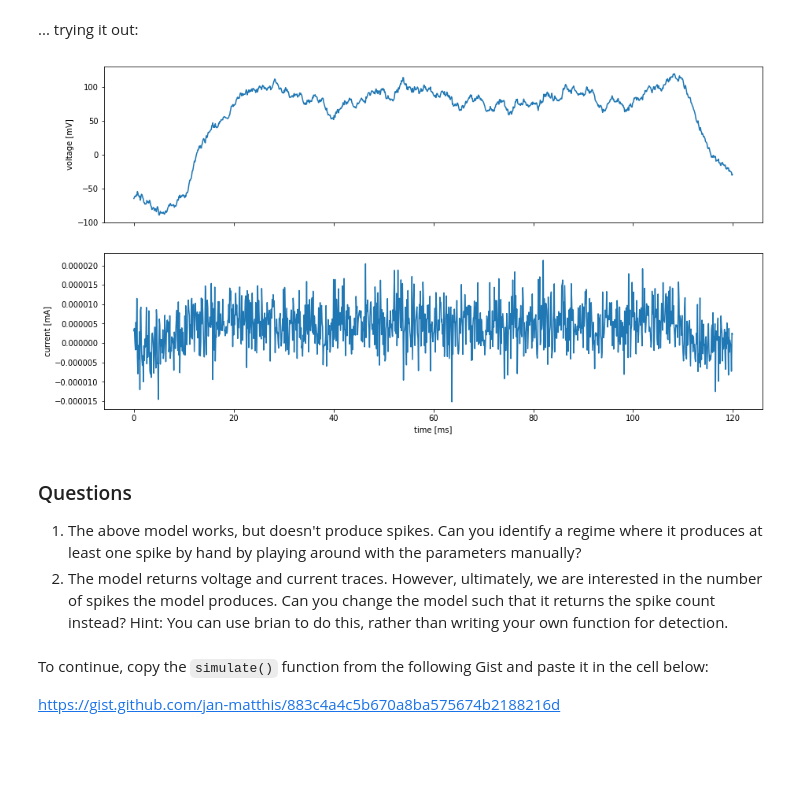
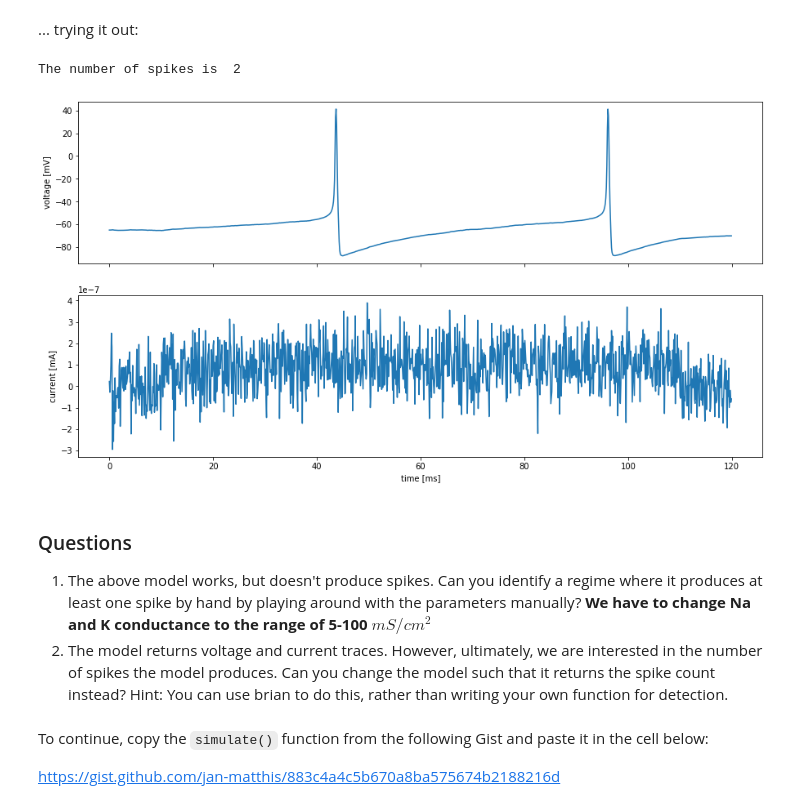
Before and after one commit to mackelab/msne-lsmlsda-2019, a Jupyter notebook: your-code/cristina/exercises/hh_inference.ipynb, the cells around one changed output. Drawn from its saved outputs; the diff is of its cells as text; code cells hidden in the pictures; blank space fills up the shorter version.

```diff
--- a/your-code/cristina/exercises/hh_inference.ipynb
+++ b/your-code/cristina/exercises/hh_inference.ipynb
@@ -58,16 +58,17 @@ def simulate(params):
         statemonitor, spikemonitor: brian statemonitor and spikemonitor if record_traces=True.
     """
     # Parameters
-    area = 20000*umetre**2
+    area = 20000*umetre**2 # 2*cmetre**2
     Cm = 1*ufarad*cm**-2 * area  # membrane capacitance
     gl = 5e-5*siemens*cm**-2 * area  # leak conductance
+
     # leak, Na, K, reversal potentials
     El = -65*mV
-    EK = -90*mV
-    ENa = 50*mV
+    EK = -90*mV # -90
+    ENa = 50*mV # 50
     VT = -63*mV  # threshold value for gating functions
     Vrefr = -40*mV  # refractory voltage
-    Vthres = -40*mV  # spiking threshold
+    Vthres = -40*mV  # spiking threshold #-40
 
     # Model equations
     eqs = Equations('''
@@ -94,7 +95,7 @@ def simulate(params):
     t_off = duration - t_on  # offset
 
     # Stimulus strength
-    current_strength = 1e-3*uA  #mu Ampere #ORIGINAL CODE: 1e-4
+    current_strength = 1e-4*uA  #mu Ampere #ORIGINAL CODE: 1e-4
 
     # Noise strength
     sigma_I = 1 * current_strength
@@ -125,31 +126,37 @@ def simulate(params):
     # Statemonitor allows to monitor traces
     statemonitor = StateMonitor(group, ['v', 'I'], record=True)
 
-    net = Network([group, statemonitor])
+    # Monitor the spikes
+    spikesmonitor = SpikeMonitor(group, variables = 'v', record = True)
+
+    net = Network([group, statemonitor,spikesmonitor])
     net.run(duration)
 
+    print('The number of spikes is ', spikesmonitor.num_spikes)
+
     return statemonitor
 # %% [markdown]
 ... trying it out:
 # %%
-params = np.array([[0.1, 0.1]])
+params = np.array([[40, 35]])
 statemon = simulate(params)
 
 fig, ax = plt.subplots(2, 1, sharex=True, figsize=(15, 8))
 plt.sca(ax[0])
 plt.plot(statemon.t/ms, statemon.v.T/mV)
 plt.ylabel('voltage [mV]')
 plt.sca(ax[1])
 plt.plot(statemon.t/ms, statemon.I.T/mA)
 plt.ylabel('current [mA]')
 plt.xlabel('time [ms]')
 plt.show()
 # %% [output]
+The number of spikes is  2
-[figure, old version]
+[figure, new version]
 # %% [markdown]
 ### Questions
 
-1. The above model works, but doesn't produce spikes. Can you identify a regime where it produces at least one spike by hand by playing around with the parameters manually?
+1. The above model works, but doesn't produce spikes. Can you identify a regime where it produces at least one spike by hand by playing around with the parameters manually? **We have to change Na and K conductance to the range of 5-100 $mS / cm^2$**
 2. The model returns voltage and current traces. However, ultimately, we are interested in the number of spikes the model produces. Can you change the model such that it returns the spike count instead?
 Hint: You can use brian to do this, rather than writing your own function for detection.
 # %% [markdown]
```
Also changed, not shown: parts of 6 cells of this notebook.
